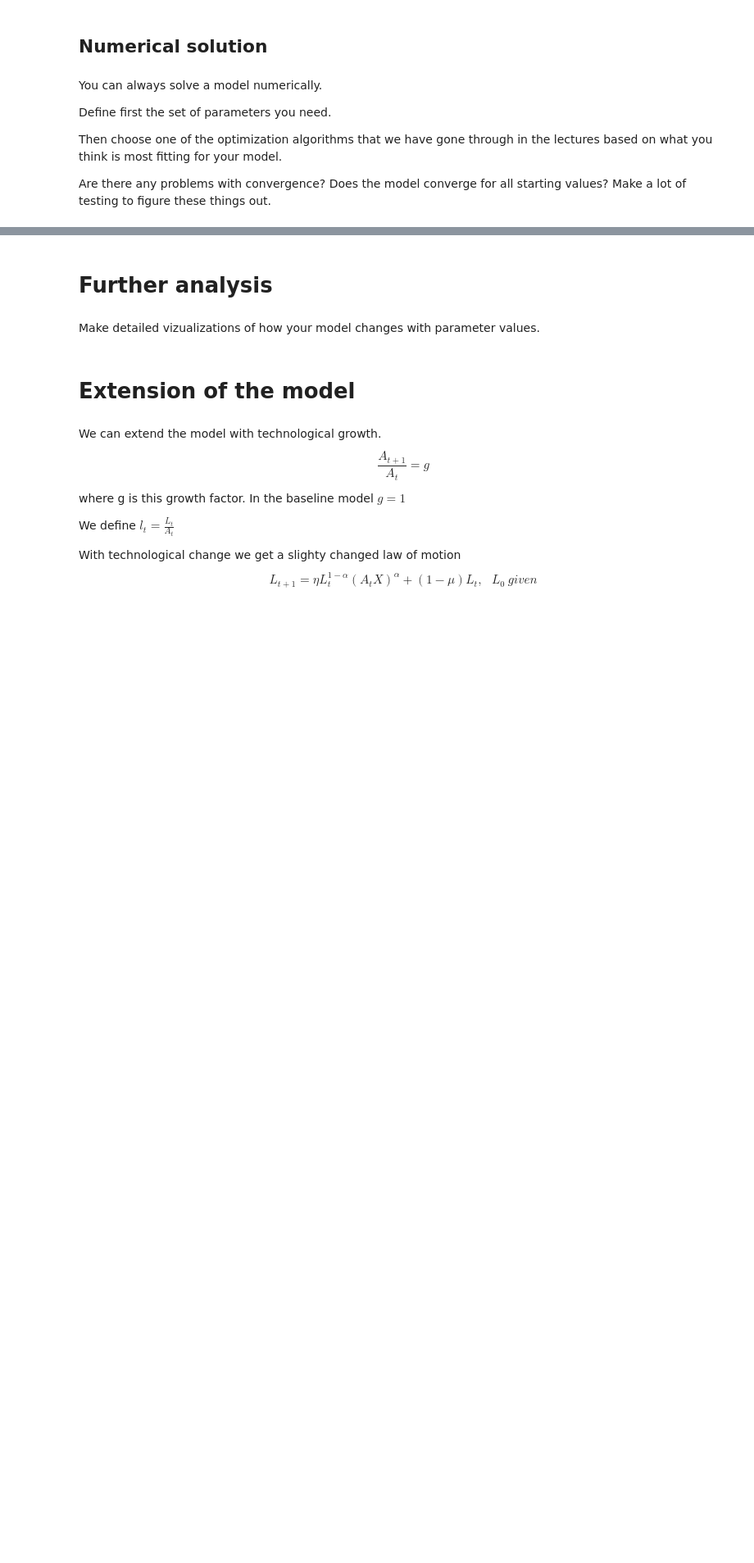
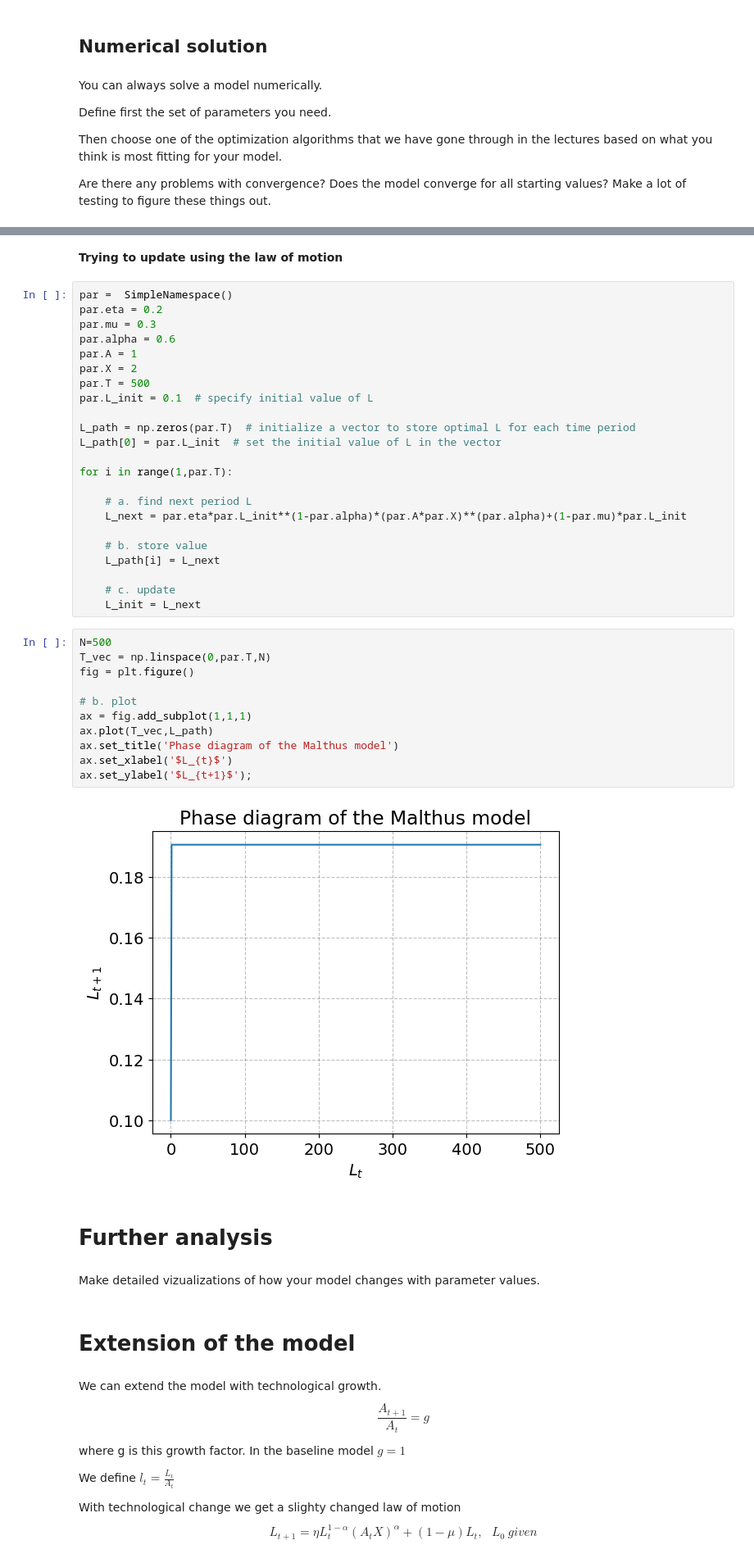
Before and after one commit to NumEconCopenhagen/projects-2023-jos-p-og-tex, a Jupyter notebook: modelproject/modelproject.ipynb, the cells around one changed output, grey strips where cells are left out. Shown at 82% size. Drawn from its saved outputs; the diff is of its cells as text; blank space fills up the shorter version.

Commit message:
Trying to plot convergence path

```diff
--- a/modelproject/modelproject.ipynb
+++ b/modelproject/modelproject.ipynb
@@ -269,3 +240,41 @@ create_plot(par,L_max,N)
+# %% [markdown]
+**Trying to update using the law of motion**
+# %%
+par =  SimpleNamespace()
+par.eta = 0.2
+par.mu = 0.3
+par.alpha = 0.6
+par.A = 1
+par.X = 2
+par.T = 500
+par.L_init = 0.1  # specify initial value of L
+
+L_path = np.zeros(par.T)  # initialize a vector to store optimal L for each time period
+L_path[0] = par.L_init  # set the initial value of L in the vector
+
+for i in range(1,par.T):
+
+    # a. find next period L
+    L_next = par.eta*par.L_init**(1-par.alpha)*(par.A*par.X)**(par.alpha)+(1-par.mu)*par.L_init
+
+    # b. store value
+    L_path[i] = L_next
+
+    # c. update
+    L_init = L_next
+# %%
+N=500
+T_vec = np.linspace(0,par.T,N)
+fig = plt.figure()
+
+# b. plot
+ax = fig.add_subplot(1,1,1)
+ax.plot(T_vec,L_path)
+ax.set_title('Phase diagram of the Malthus model')
+ax.set_xlabel('$L_{t}$')
+ax.set_ylabel('$L_{t+1}$');
+# %% [output]
+[figure, added]
 # %% [markdown]
 # Further analysis
 # %% [markdown]
```
Also changed, not shown: parts of 21 cells of this notebook, 1 other file.
